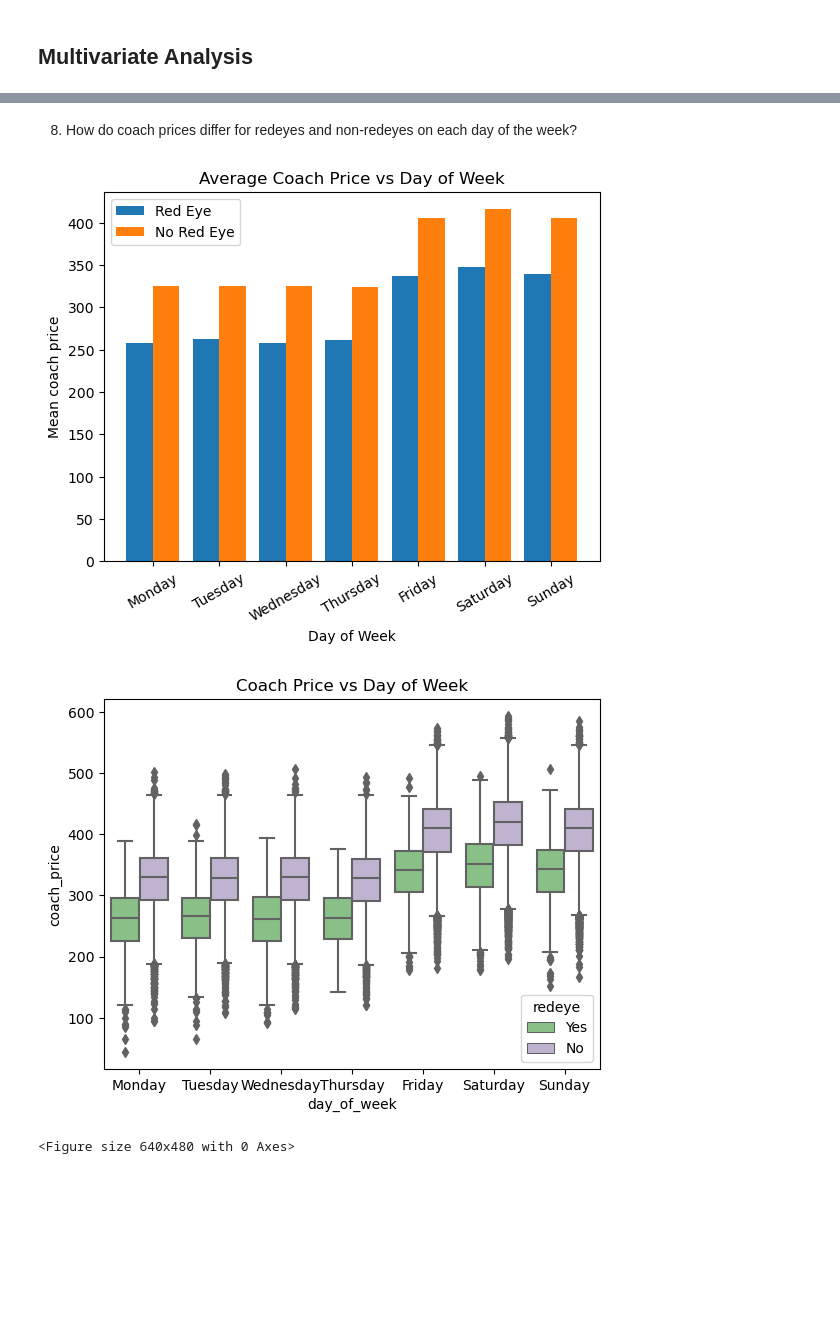
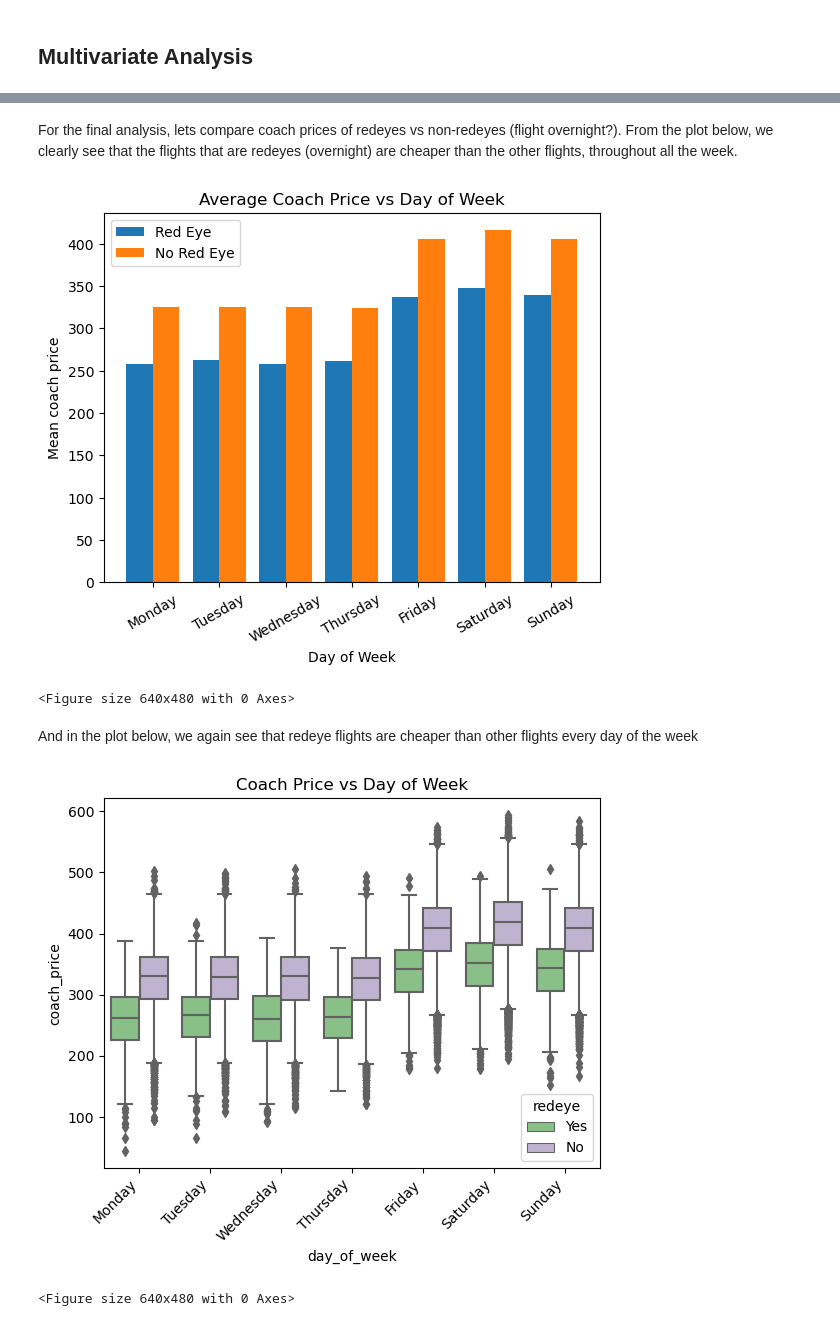
Before and after one commit to Joel-Milla/Airline_Analysis, a Jupyter notebook: Airline Analysis.ipynb, the cells around one changed output, grey strips where cells are left out. Cells and saved outputs as stored; diff of their text form; code cells hidden in the pictures; blank space fills up the shorter version.

```diff
--- a/Airline Analysis.ipynb
+++ b/Airline Analysis.ipynb
@@ -243,8 +225,8 @@ plt.clf()
 <Figure size 640x480 with 0 Axes>
-# %% [markdown]
-8. How do coach prices differ for redeyes and non-redeyes on each day of the week?
+# %% [markdown]
+For the final analysis, lets compare coach prices of redeyes vs non-redeyes (flight overnight?).
+From the plot below, we clearly see that the flights that are redeyes (overnight) are cheaper than the other flights, throughout all the week.
 # %%
-## Task 8
 def create_array(n, t, d, w):
     #     n = 1  This is our first dataset (out of 2)
     #     t = 2 Number of datasets
@@ -252,13 +234,12 @@ def create_array(n, t, d, w):
     #     w = 0.8 Width of each bar
     return [t*element + w*n for element
                  in range(d)]
-# print(flight.head())
+
 days_in_order = ["Monday", "Tuesday", "Wednesday", "Thursday", "Friday", "Saturday", "Sunday"]
 
-# Convert day_of_week to a categorical type with ordered categories
+# Convert day_of_week to categorical type
 flight['day_of_week'] = pd.Categorical(flight['day_of_week'], categories=days_in_order, ordered=True)
 
-# Now perform the groupby
 grouped = flight.groupby('day_of_week')
 
 no_readeyes = create_array(1, 2, 7, 0.8) # for no redeyes, 2 datasets(no and yes redeyes) with...
@@ -284,13 +265,18 @@ plt.title('Average Coach Price vs Day of Week')
 
 plt.show()
 plt.clf()
-
-
-sns.boxplot(x='day_of_week', y='coach_price', hue="redeye", data=flight, palette='Accent')
-plt.title('Coach Price vs Day of Week')
-plt.show()
-plt.clf()
 # %% [output]
 [figure]
-[figure, removed]
 <Figure size 640x480 with 0 Axes>
+# %% [markdown]
+And in the plot below, we again see that redeye flights are cheaper than other flights every day of the week
+# %%
+
+sns.boxplot(x='day_of_week', y='coach_price', hue="redeye", data=flight, palette='Accent')
+plt.title('Coach Price vs Day of Week')
+plt.xticks(rotation=45, ha='right')
+plt.show()
+plt.clf()
+# %% [output]
+[figure, added]
+<Figure size 640x480 with 0 Axes>
```
Also changed, not shown: parts of 35 cells of this notebook.
